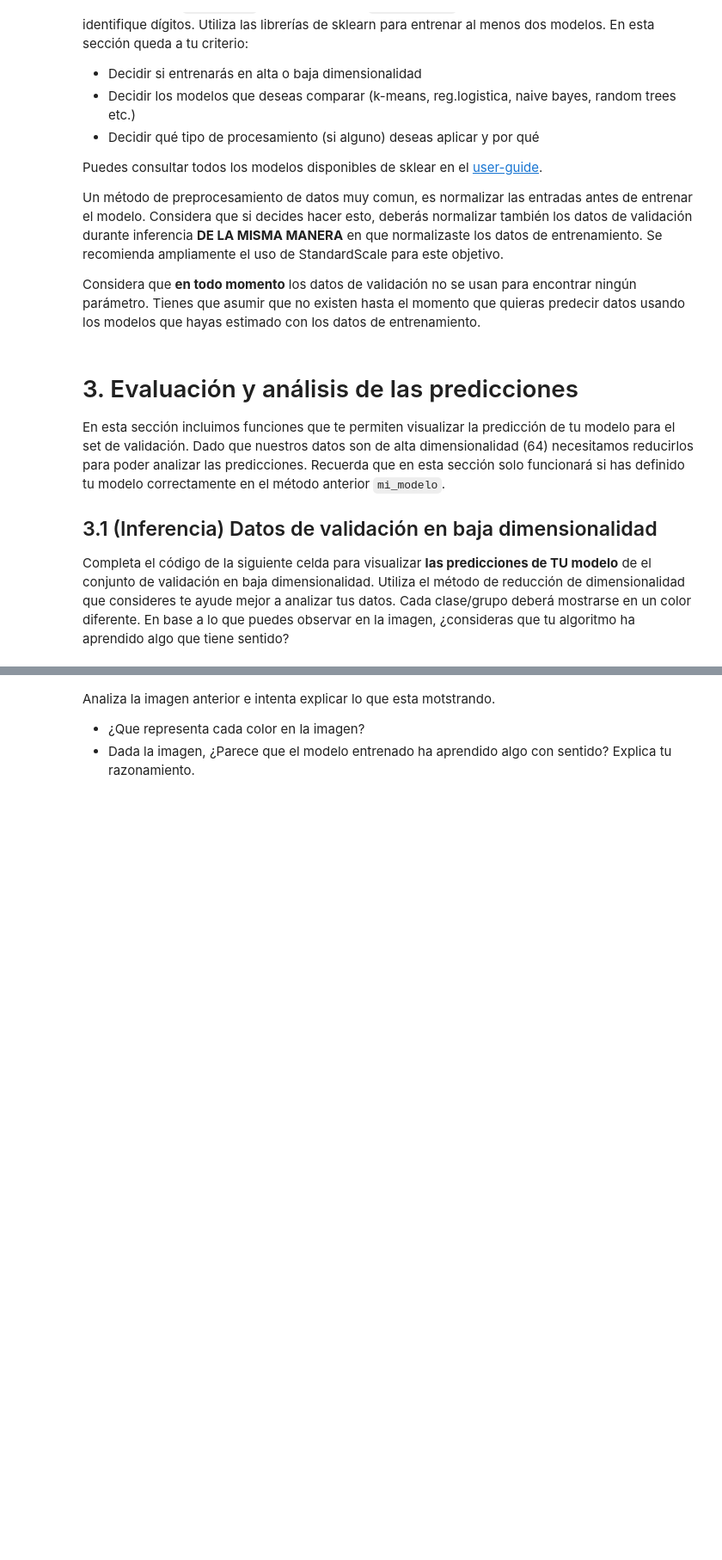
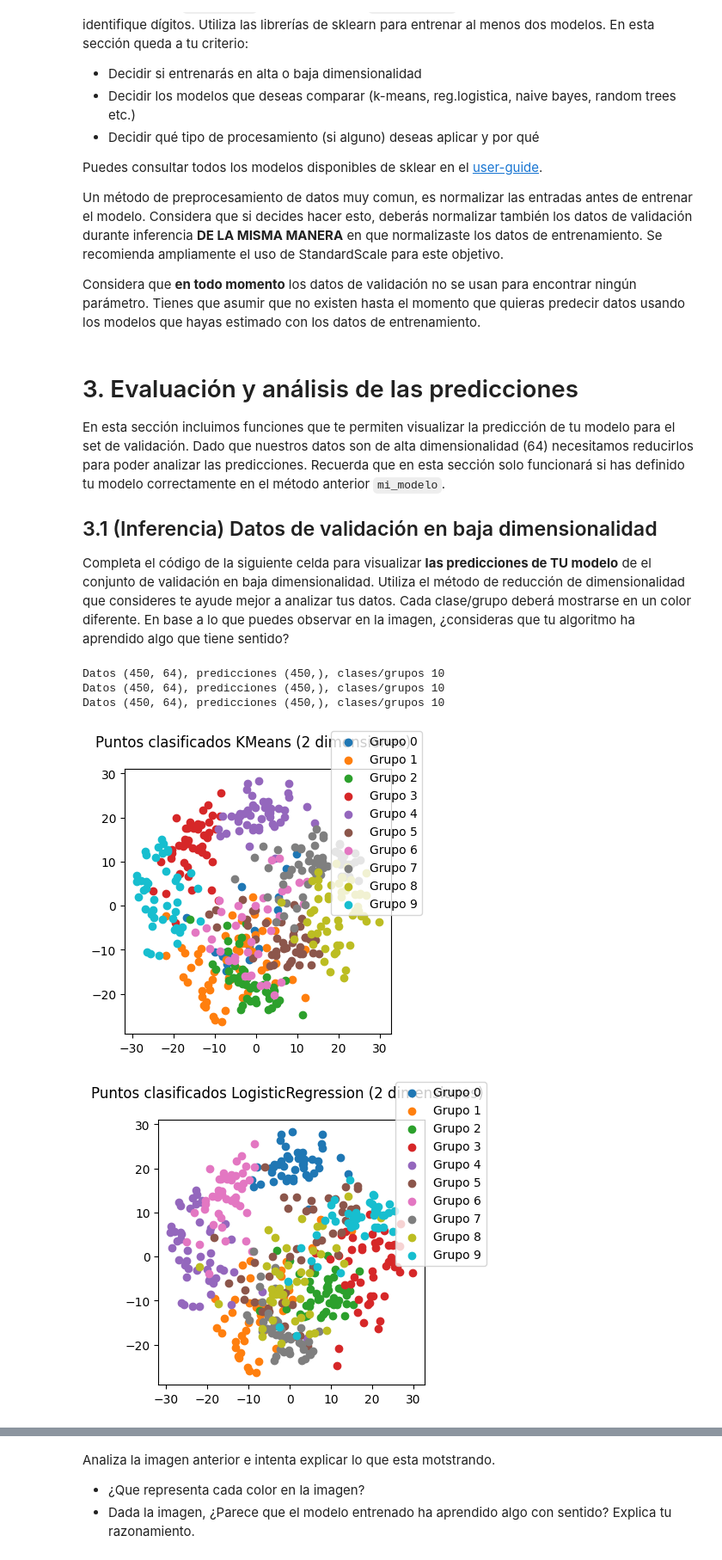
Before and after one commit to AndreNIH/ML23_GPT5, a Jupyter notebook: ml23/proyecto_1_ML/proyecto_1_ML.ipynb, the cells around one changed output, grey strips where cells are left out. Shown at 86% size. Drawn from its saved outputs; the diff is of its cells as text; code cells hidden in the pictures; blank space fills up the shorter version.

```diff
--- a/ml23/proyecto_1_ML/proyecto_1_ML.ipynb
+++ b/ml23/proyecto_1_ML/proyecto_1_ML.ipynb
@@ -105,7 +148,9 @@ Un método de preprocesamiento de datos muy comun, es normalizar las entradas an
 Considera que **en todo momento** los datos de validación no se usan para encontrar ningún parámetro. Tienes que asumir que no existen hasta el momento que quieras predecir datos usando los modelos que hayas estimado con los datos de entrenamiento.
 # %%
 # TODO: Importa las clases que necesites para entrenar los modelos de sklearn
-
+from sklearn.cluster import KMeans
+from sklearn.linear_model import LogisticRegression
+from sklearn.ensemble import RandomForestClassifier
 # Entontramos los valores de normalización USANDO LOS DATOS DE ENTRENAMIENTO
 scaler = StandardScaler()
 scaler.fit(data_train)
@@ -116,12 +161,15 @@ def train(X, label, model_type:str):
 
     # TODO: Entrena el modelo y regresa el modelo entrenado en los datos de entrenamiento
     # model puede ser tanto la instancia de la clase que quieras usar, como un string indicando
-    if model_type == "algun_modelo":
-        estimator = ...
-    elif model_type == "otra_cosa":
-        estimator = ...
+    if model_type == "KMeans":
+        kmeans = KMeans(n_clusters = 10)
+        estimator = kmeans.fit(X)
+    elif model_type == "LogisticRegression":
+        LogReg = LogisticRegression()
+        estimator = LogReg.fit(X, label)
     else:
-        estimator = ...
+        RandFor = RandomForestClassifier()
+        estimator = RandFor.fit(X,label)
 
     return estimator
 
@@ -134,18 +182,22 @@ def inference(trained_model, X_val):
     # TODO: Normaliza los datos de validación
     # El mismos preprocesamiento de datos se aplica a
     # tanto inferencia como entrenamiento
-    data = ...
+    data = scaler.transform(X_val)
+
+    #pca = PCA(n_components=2)
+    #reduced_X_val = pca.fit_transform(X_val)
 
     # TODO: Utiliza el modelo para predecir valores para los datos de validación
     # Regresa las predicciones de tu modelo para X_val
     # En este caso, modelo tiene que ser una instancia de una clase para la cual quieres hacer predicción
+    preds = trained_model.predict(X_val)
 
     return preds
 
 trained_models = {
-    "algun_modelo": None,
-    "otra_cosa": None,
-    ...
+    "KMeans": None,
+    "LogisticRegression": None,
+    "RandomForest": None
 }
 for model_type in trained_models.keys():
     modelo = train(data_train, target_train, model_type=model_type)
@@ -168,17 +220,26 @@ def vis_low_dim(data_val, preds, model_type):
     print(f"Datos {data_val.shape}, predicciones {preds.shape}, clases/grupos {n_groups}")
 
     # TODO: Reduce los datos de VALIDACIÓN data_val a dos dimensiones para poder visualizarlos
-    reduced_data = ...
+    pca = PCA(n_components=2)
+    reduced_data = pca.fit_transform(data_val)
     for g in groups:
         # TODO: Grafica los datos de VALIDACIÓN reducidos (reduced_data.shape = (N, 2))
         # Tal que grafiques aquellos que correspondan al grupo/clase group
         # Investiga plt.scatter, np.where o cómo filtrar arreglos dada una condición booleana
-        ...
+        indices = np.where(preds == g)
+        plot_data = reduced_data[indices]
+        ax.scatter(plot_data[:, 0], plot_data[:, 1], label=f"Grupo {g}")
     fig.show()
     fig.legend()
 # %%
-modelo = trained_models["logistic_reg"]
+modelo = trained_models["KMeans"]
 # Llamamos a inferencia de tu modelo
 for model_type, modelo in trained_models.items():
     preds = inference(modelo, data_val)
     vis_low_dim(data_val, preds, model_type)
+# %% [output]
+Datos (450, 64), predicciones (450,), clases/grupos 10
+Datos (450, 64), predicciones (450,), clases/grupos 10
+Datos (450, 64), predicciones (450,), clases/grupos 10
+[figure, added]
+[figure, added]
```
Also changed, not shown: parts of 6 cells of this notebook.
